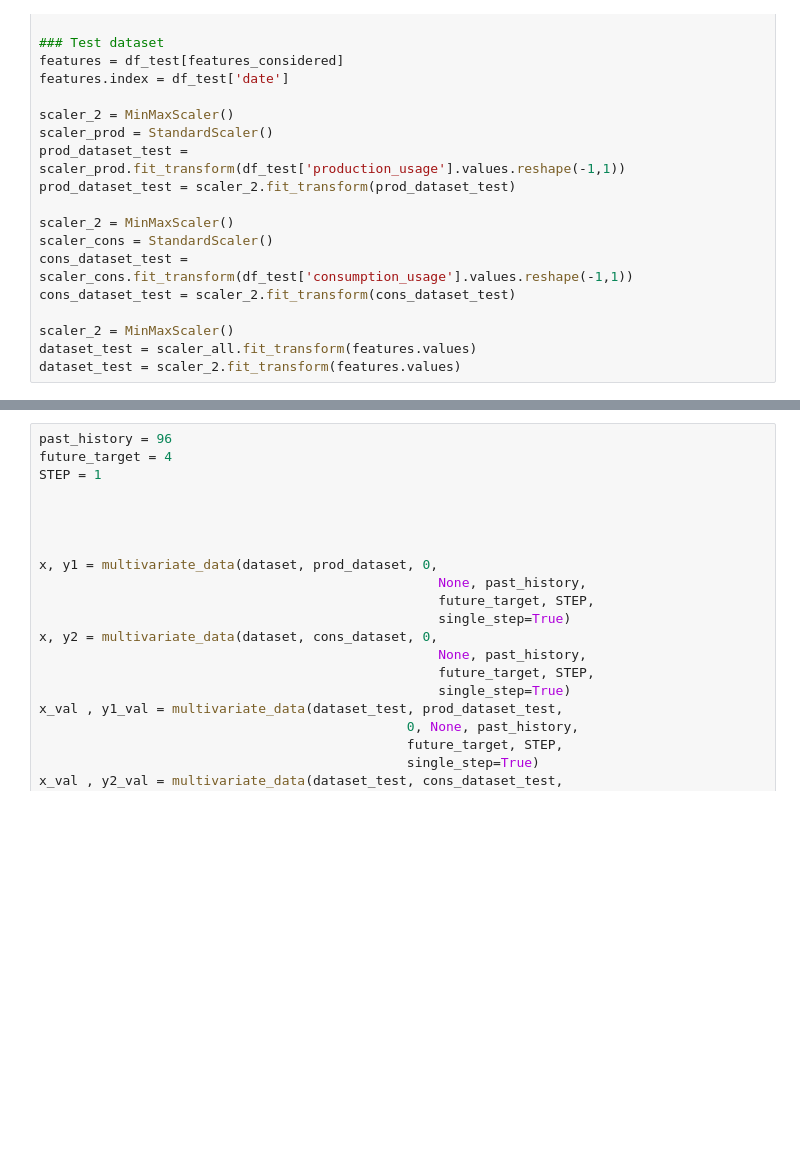
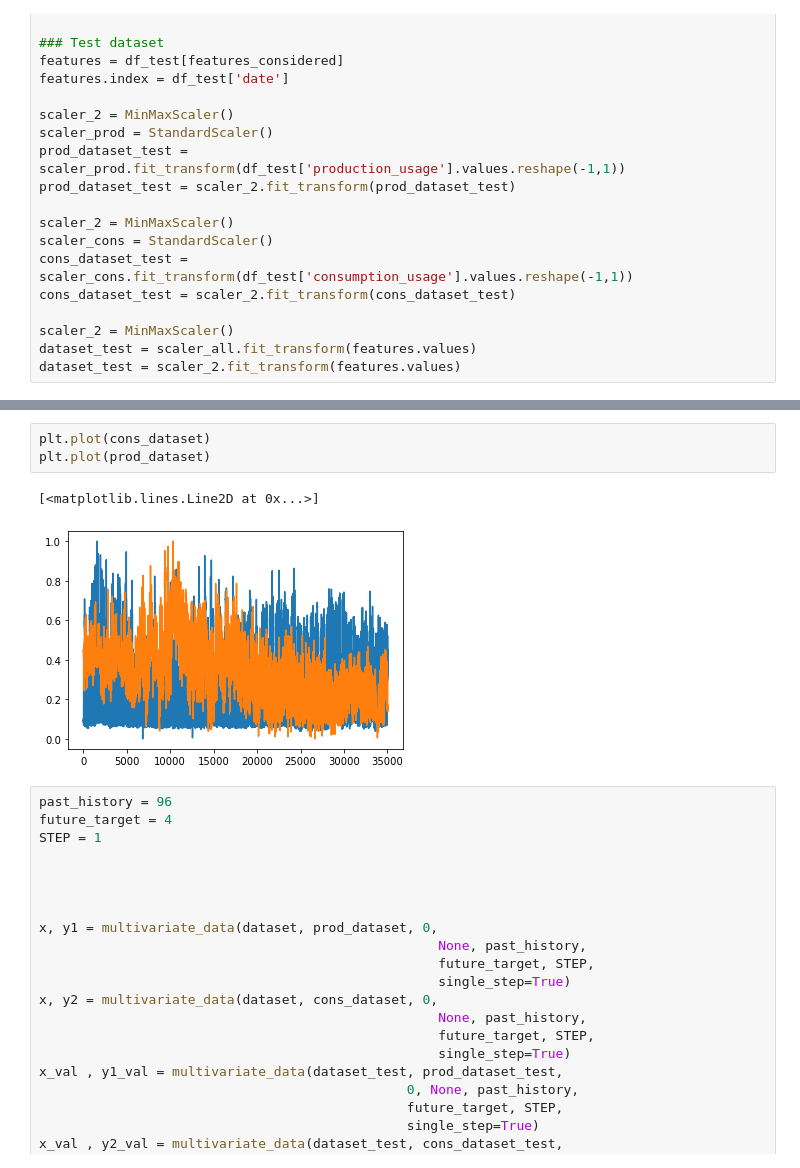
Before and after one commit to fiit-ba/Optimization-of-Battery-Management-in-Microgrid, a Jupyter notebook: AI/LSTM/keras_multi_lstm_konzultacie.ipynb, the cells around one changed output, grey strips where cells are left out. Saved outputs shown, nothing was run; the diff lists cells and outputs as text; blank space fills up the shorter version.

```diff
--- a/AI/LSTM/keras_multi_lstm_konzultacie.ipynb
+++ b/AI/LSTM/keras_multi_lstm_konzultacie.ipynb
@@ -120,3 +125,9 @@ dataset_test = scaler_2.fit_transform(features.values)
+# %%
+plt.plot(cons_dataset)
+plt.plot(prod_dataset)
+# %% [output]
+[<matplotlib.lines.Line2D at 0x...>]
+[figure, added]
 # %%
 past_history = 96
 future_target = 4
```
Also changed, not shown: parts of 10 cells of this notebook, 1 other file.
